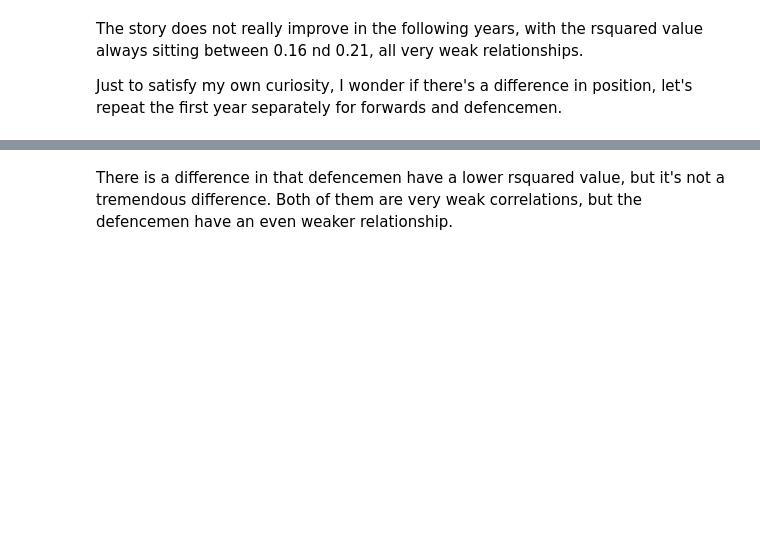
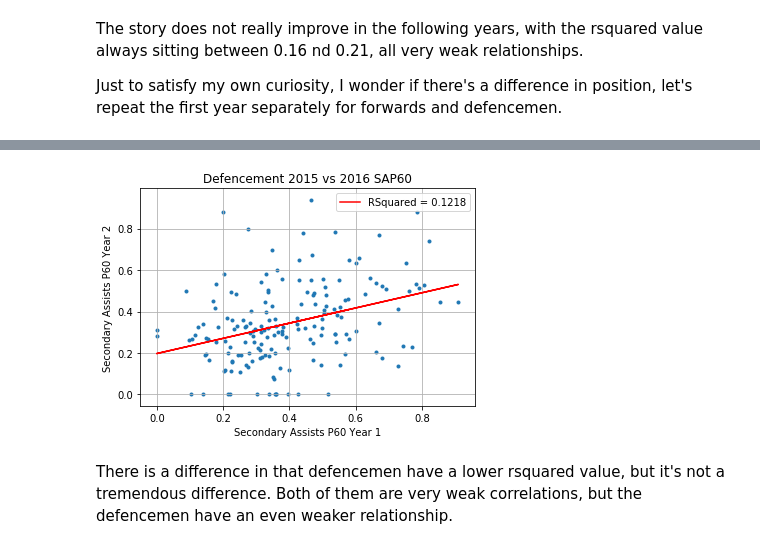
Before and after one commit to dbasilio/data-analysis-hockey, a Jupyter notebook: secondary-assists-analysis.ipynb, the cells around one changed output, grey strips where cells are left out. Saved outputs shown, nothing was run; the diff lists cells and outputs as text; code cells hidden in the pictures; blank space fills up the shorter version.

```diff
--- a/secondary-assists-analysis.ipynb
+++ b/secondary-assists-analysis.ipynb
@@ -339,7 +339,9 @@ TypeError: plot_scatter_with_lobf() missing 1 required positional argument: 'tit
 # %%
 forwards_only_data = reshaped_data_1516[reshaped_data_1516["Position"] == "D"]
 ols_results_forwards = get_reshaped_line_of_best_fit(forwards_only_data)
-plot_scatter_with_lobf(forwards_only_data, ols_results_forwards)
+plot_scatter_with_lobf(forwards_only_data, ols_results_forwards, "Defencement 2015 vs 2016 SAP60")
+# %% [output]
+[figure, added]
 # %% [markdown]
 There is a difference in that defencemen have a lower rsquared value, but it's not a tremendous difference. Both of them are very weak correlations, but the defencemen have an even weaker relationship.
 # %% [markdown]
```
Also changed, not shown: parts of 5 cells of this notebook.
